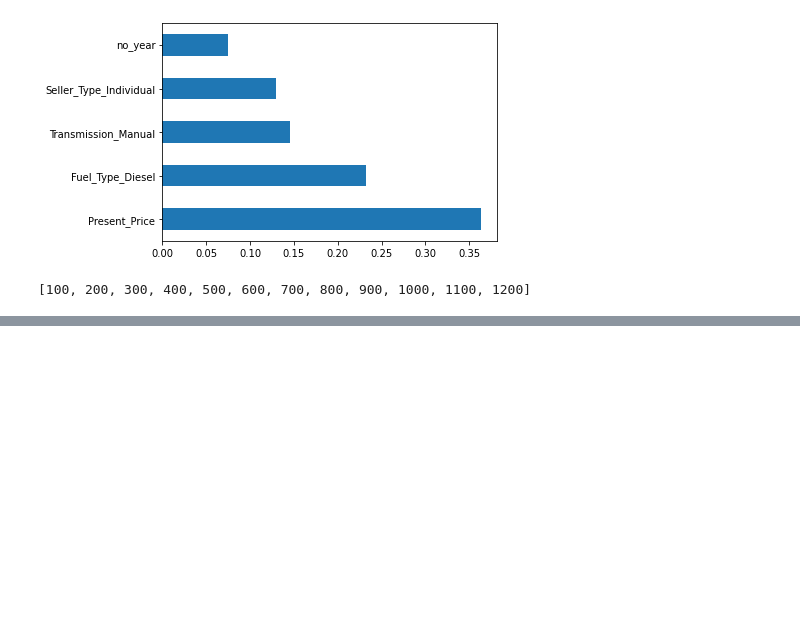
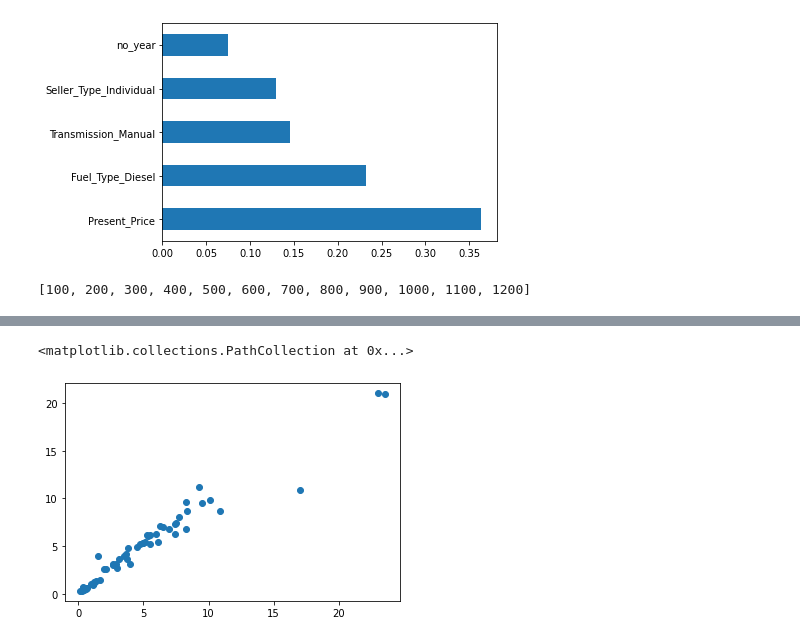
Before and after one commit to shihar73/car_price_prediction_model, a Jupyter notebook: Untitled.ipynb, the cells around one changed output, grey strips where cells are left out. Drawn from its saved outputs; the diff is of its cells as text; code cells hidden in the pictures; blank space fills up the shorter version.

```diff
--- a/Untitled.ipynb
+++ b/Untitled.ipynb
@@ -249,0 +324,5 @@ print(random_grid)
+# %%
+plt.scatter(y_test,predictions)
+# %% [output]
+<matplotlib.collections.PathCollection at 0x...>
+[figure, added]
```
Also changed, not shown: parts of 12 cells of this notebook, 1 other file.
